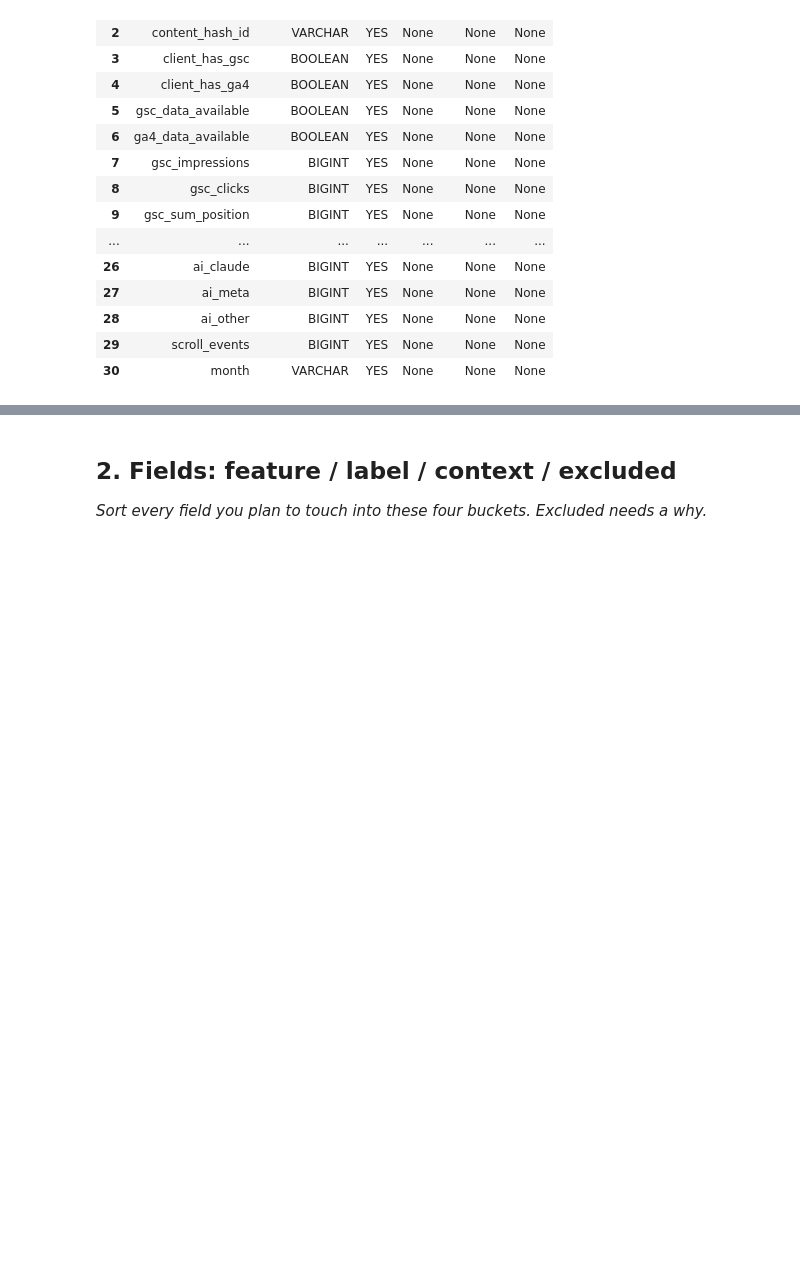
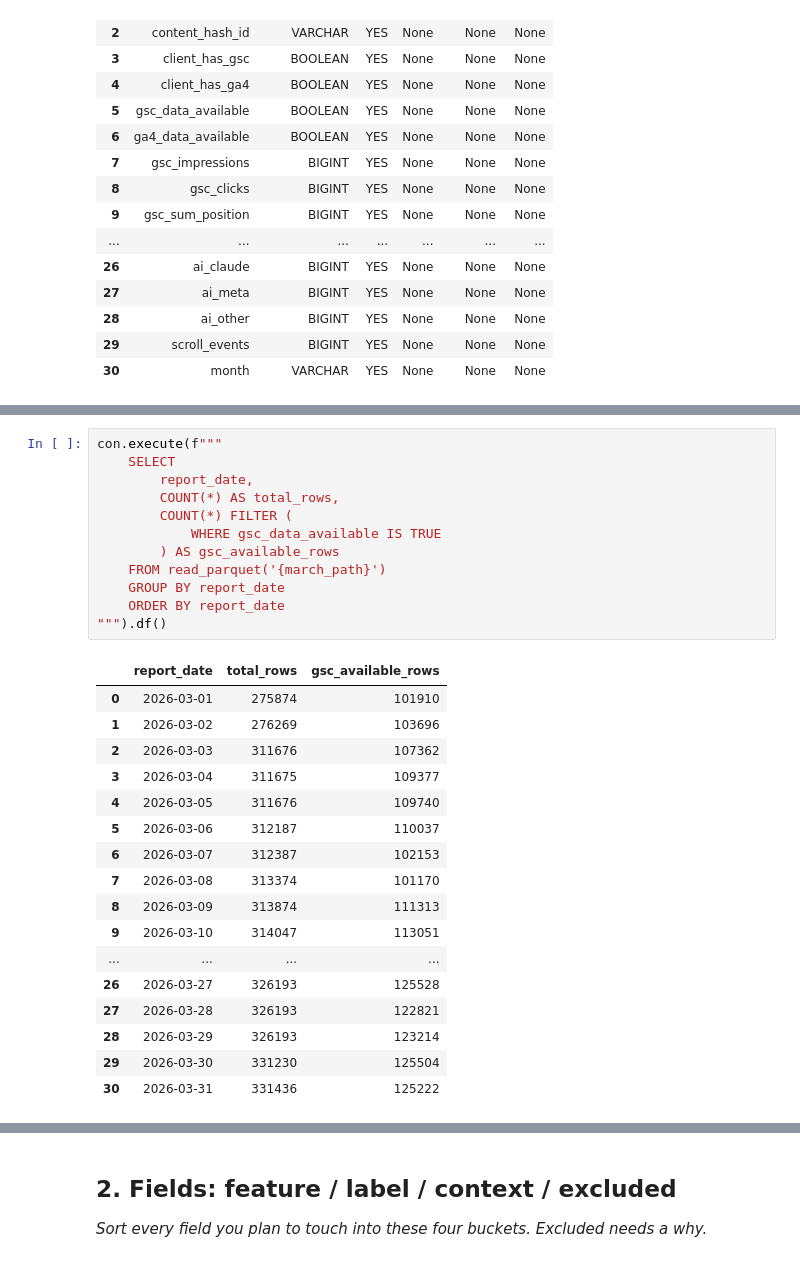
Before and after one commit to neelamobaid/flyrank-ml-internship, a Jupyter notebook: work/notebooks/w03_data_contract.ipynb, the cells around one changed output, grey strips where cells are left out. Drawn from its saved outputs; the diff is of its cells as text; blank space fills up the shorter version.

```diff
--- a/work/notebooks/w03_data_contract.ipynb
+++ b/work/notebooks/w03_data_contract.ipynb
@@ -257,0 +307,30 @@ con.execute(f"""
+# %%
+con.execute(f"""
+    SELECT
+        report_date,
+        COUNT(*) AS total_rows,
+        COUNT(*) FILTER (
+            WHERE gsc_data_available IS TRUE
+        ) AS gsc_available_rows
+    FROM read_parquet('{march_path}')
+    GROUP BY report_date
+    ORDER BY report_date
+""").df()
+# %% [output]
+|  | report_date | total_rows | gsc_available_rows |
+| 0 | 2026-03-01 | 275874 | 101910 |
+| 1 | 2026-03-02 | 276269 | 103696 |
+| 2 | 2026-03-03 | 311676 | 107362 |
+| 3 | 2026-03-04 | 311675 | 109377 |
+| 4 | 2026-03-05 | 311676 | 109740 |
+| 5 | 2026-03-06 | 312187 | 110037 |
+| 6 | 2026-03-07 | 312387 | 102153 |
+| 7 | 2026-03-08 | 313374 | 101170 |
+| 8 | 2026-03-09 | 313874 | 111313 |
+| 9 | 2026-03-10 | 314047 | 113051 |
+| ... | ... | ... | ... |
+| 26 | 2026-03-27 | 326193 | 125528 |
+| 27 | 2026-03-28 | 326193 | 122821 |
+| 28 | 2026-03-29 | 326193 | 123214 |
+| 29 | 2026-03-30 | 331230 | 125504 |
+| 30 | 2026-03-31 | 331436 | 125222 |
```
Also changed, not shown: parts of 21 cells of this notebook.
